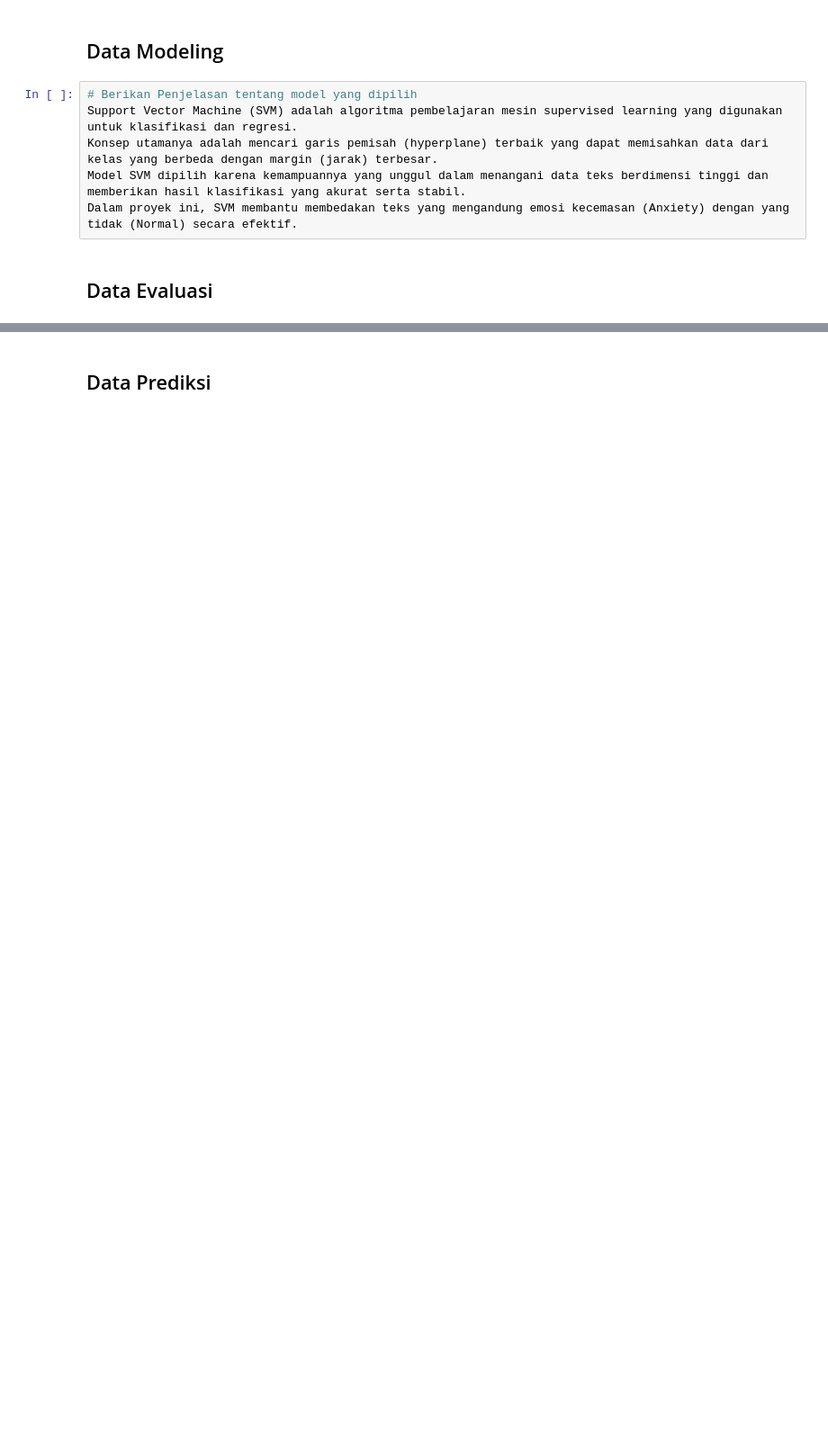
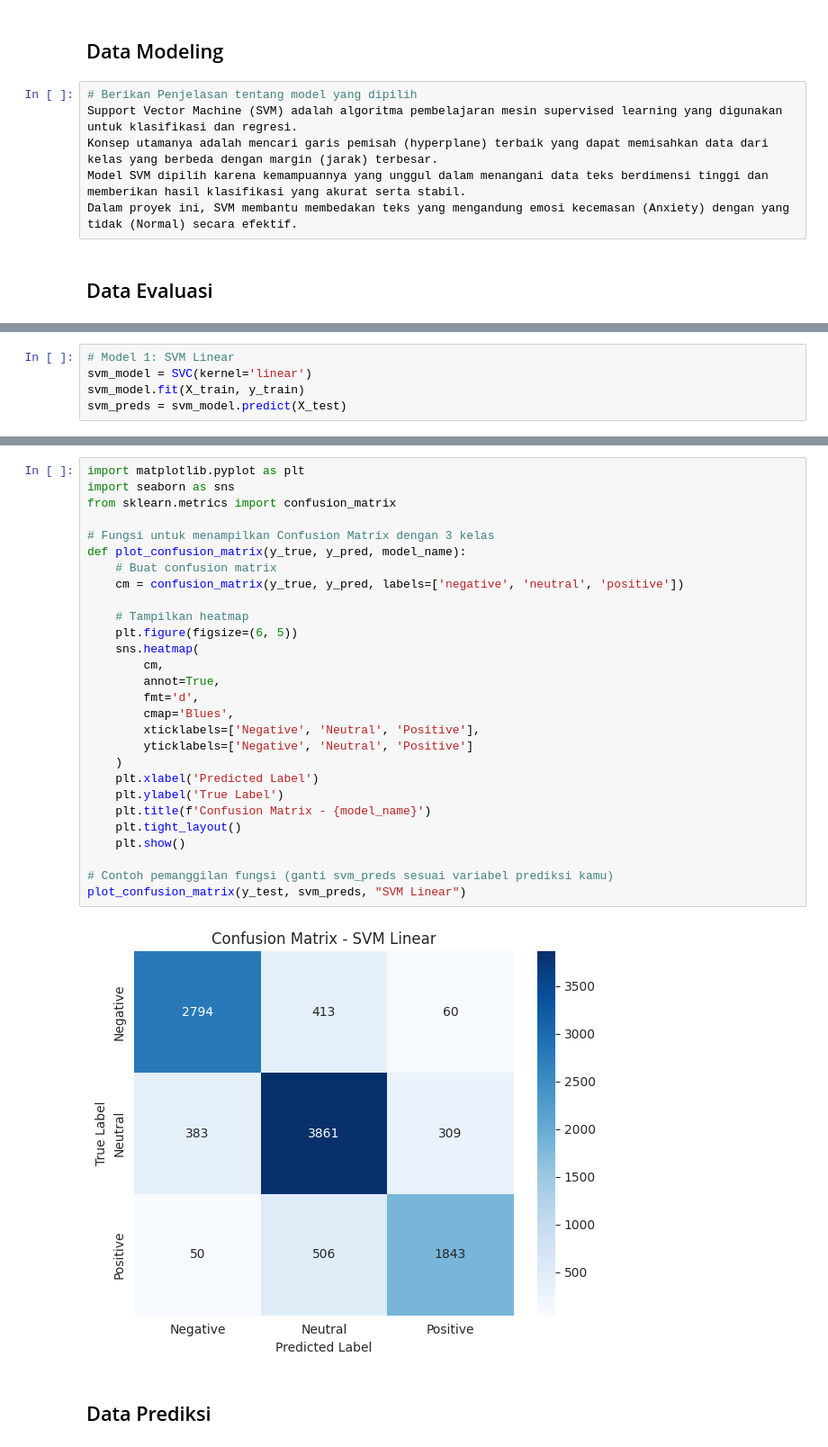
Before and after one commit to ShofiSabilatuss/10222145_ShofiS_AS, a Jupyter notebook: 10222145_ShofiSs_AS.ipynb, the cells around one changed output, grey strips where cells are left out. Shown: that part at 90% size. Drawn from its saved outputs; the diff is of its cells as text; blank space fills up the shorter version.

```diff
--- a/10222145_ShofiSs_AS.ipynb
+++ b/10222145_ShofiSs_AS.ipynb
@@ -319,2 +363,7 @@ plt.show()
+# %%
+# Model 1: SVM Linear
+svm_model = SVC(kernel='linear')
+svm_model.fit(X_train, y_train)
+svm_preds = svm_model.predict(X_test)
 # %%
 # 2. Laporann Klasifikasi (Classification report)print("\n📊 Classification Report - SVM Model:\n")
@@ -336,3 +387,33 @@ Personality disorder       0.80      0.39      0.52       248
+# %%
+import matplotlib.pyplot as plt
+import seaborn as sns
+from sklearn.metrics import confusion_matrix
+
+# Fungsi untuk menampilkan Confusion Matrix dengan 3 kelas
+def plot_confusion_matrix(y_true, y_pred, model_name):
+    # Buat confusion matrix
+    cm = confusion_matrix(y_true, y_pred, labels=['negative', 'neutral', 'positive'])
+
+    # Tampilkan heatmap
+    plt.figure(figsize=(6, 5))
+    sns.heatmap(
+        cm,
+        annot=True,
+        fmt='d',
+        cmap='Blues',
+        xticklabels=['Negative', 'Neutral', 'Positive'],
+        yticklabels=['Negative', 'Neutral', 'Positive']
+    )
+    plt.xlabel('Predicted Label')
+    plt.ylabel('True Label')
+    plt.title(f'Confusion Matrix - {model_name}')
+    plt.tight_layout()
+    plt.show()
+
+# Contoh pemanggilan fungsi (ganti svm_preds sesuai variabel prediksi kamu)
+plot_confusion_matrix(y_test, svm_preds, "SVM Linear")
+# %% [output]
+[figure, added]
 # %% [markdown]
 ## Data Prediksi
 # %%
```
Also changed, not shown: parts of 18 cells of this notebook.
